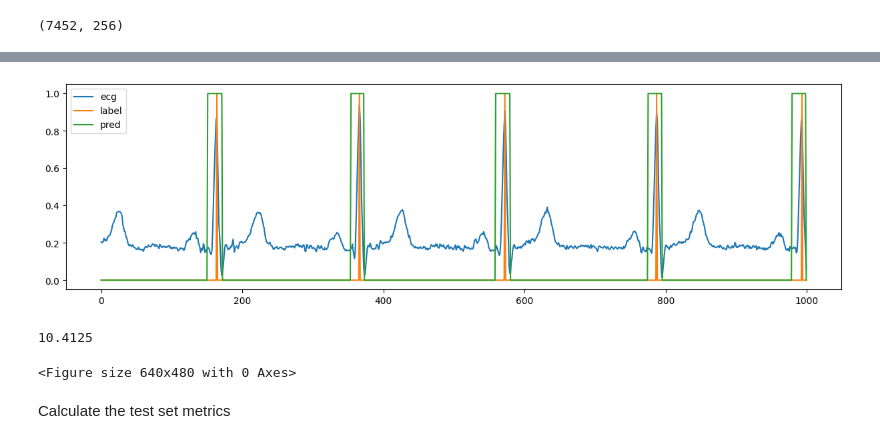
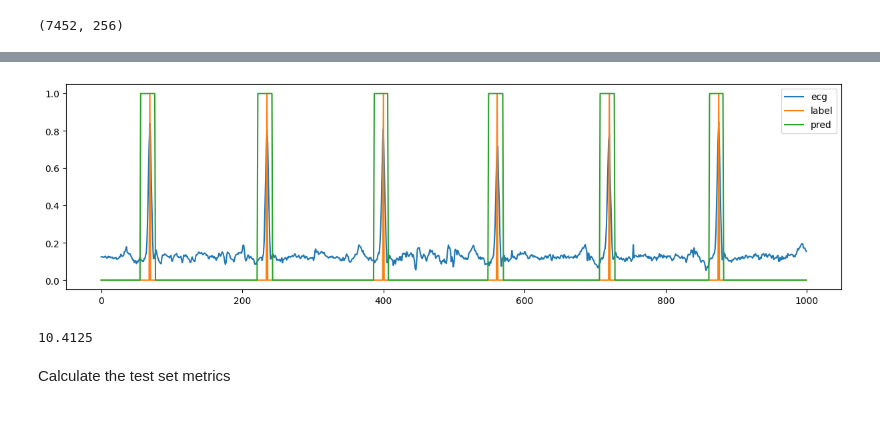
Before and after one commit to Gu-Haojia/QRS-detector, a Jupyter notebook: qrs_detector.ipynb, the cells around one changed output, grey strips where cells are left out. Cells and saved outputs as stored; diff of their text form; code cells hidden in the pictures.

Commit message:
plot save

```diff
--- a/qrs_detector.ipynb
+++ b/qrs_detector.ipynb
@@ -471,9 +471,9 @@ def slice2sequ(data,model,slide,model_thre,sequ_thre,sequ_len):
 
     return output
 # %%
-test1=pd.read_pickle('test_x011.pkl')
+test1=pd.read_pickle('test_x002.pkl')
 label1=pd.read_pickle('./pickle/FAROS_preprocessed.pkl')
-label1=label1.iloc[11]['rest']['rr']
+label1=label1.iloc[2]['running']['rr']
 
 
 pred=slice2sequ(test1,model,slide=16,model_thre=thresh,sequ_thre=0.5,sequ_len=3)
@@ -520,26 +520,26 @@ precision:  1.0  recall:  1.0  f1:  1.0
 # %%
 #plot pred
 ecg=pd.read_pickle('./pickle/FAROS_preprocessed.pkl')
-ecg=ecg.iloc[11]['rest']['ecg']
+ecg=ecg.iloc[2]['running']['ecg']
 ecg=ecg[:len(pred)]
 #min-max normalization
 ecg=(ecg-np.min(ecg))/(np.max(ecg)-np.min(ecg))
 
 
 
-
+plt.close()
 plt.figure(figsize=(15,4))
 plt.plot(ecg[0:1000])
 plt.plot(lable1[0:1000])
 plt.plot(pred[0:1000])
 plt.legend(['ecg','label','pred'])
+plt.savefig('pred0:1000.png', dpi=250)
 plt.show()
-plt.savefig('pred0:1000.png', dpi=250)
+
 print(len(lable1)/256/15)
 # %% [output]
-[figure, old version]
+[figure, new version]
 10.4125
-<Figure size 640x480 with 0 Axes>
 # %% [markdown]
 Calculate the test set metrics
 # %% [markdown]
```
Also changed, not shown: parts of 8 cells of this notebook, 1 other file.
